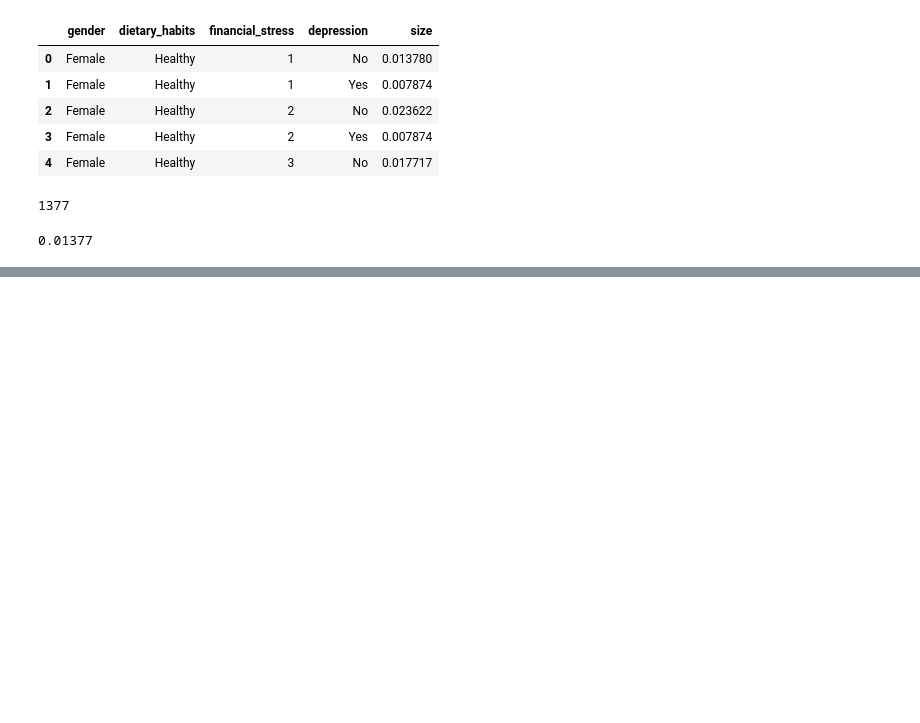
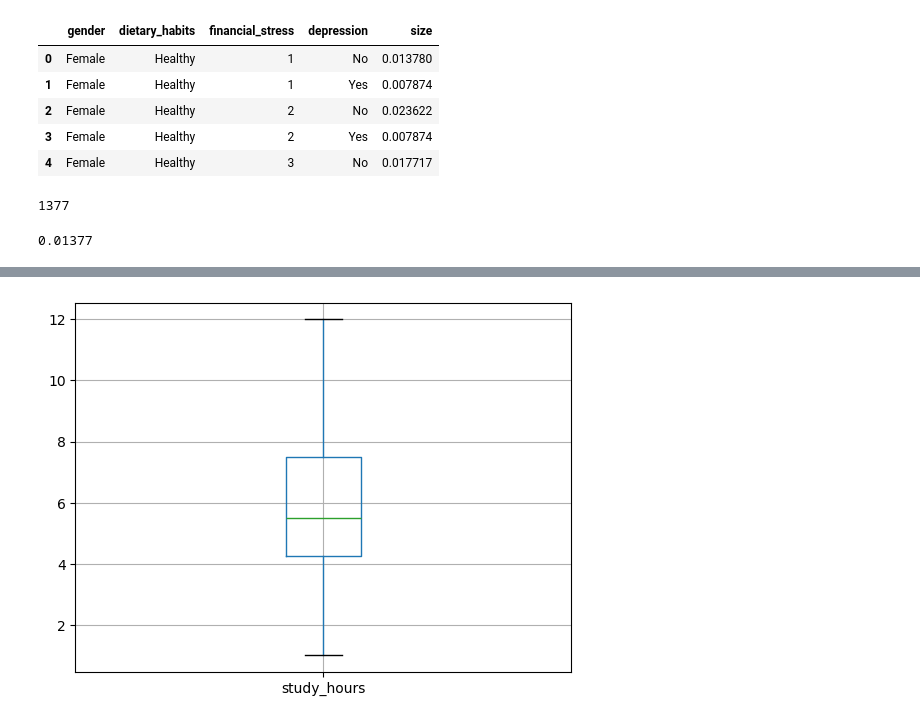
Before and after one commit to GalletaOreo98/Data-Science, a Jupyter notebook: EDA Students Depression/eda_students_depression.ipynb, the cells around one changed output, grey strips where cells are left out. Drawn from its saved outputs; the diff is of its cells as text; code cells hidden in the pictures; blank space fills up the shorter version.

```diff
--- a/EDA Students Depression/eda_students_depression.ipynb
+++ b/EDA Students Depression/eda_students_depression.ipynb
@@ -537,0 +715,12 @@ def trunc_vector(min_val, max_val, media, desv_std, size):
+# %%
+df_clean.loc[
+    ( df_clean["gender"] == "Male" )
+    & ( df_clean["dietary_habits"] == "Moderate" )
+    & ( df_clean["financial_stress"] == 3 )
+    & ( df_clean["depression"] == "Yes" ),
+    ["study_hours"]
+].boxplot()
+
+plt.show()
+# %% [output]
+[figure, added]
```
Also changed, not shown: parts of 21 cells of this notebook.
